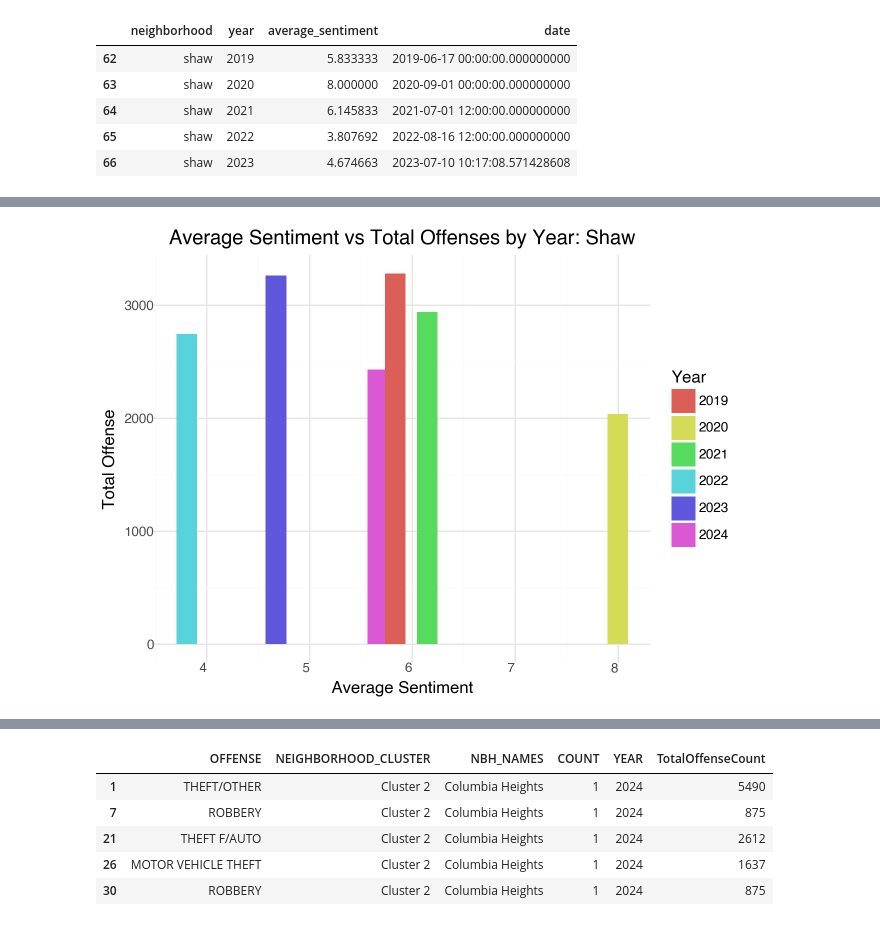
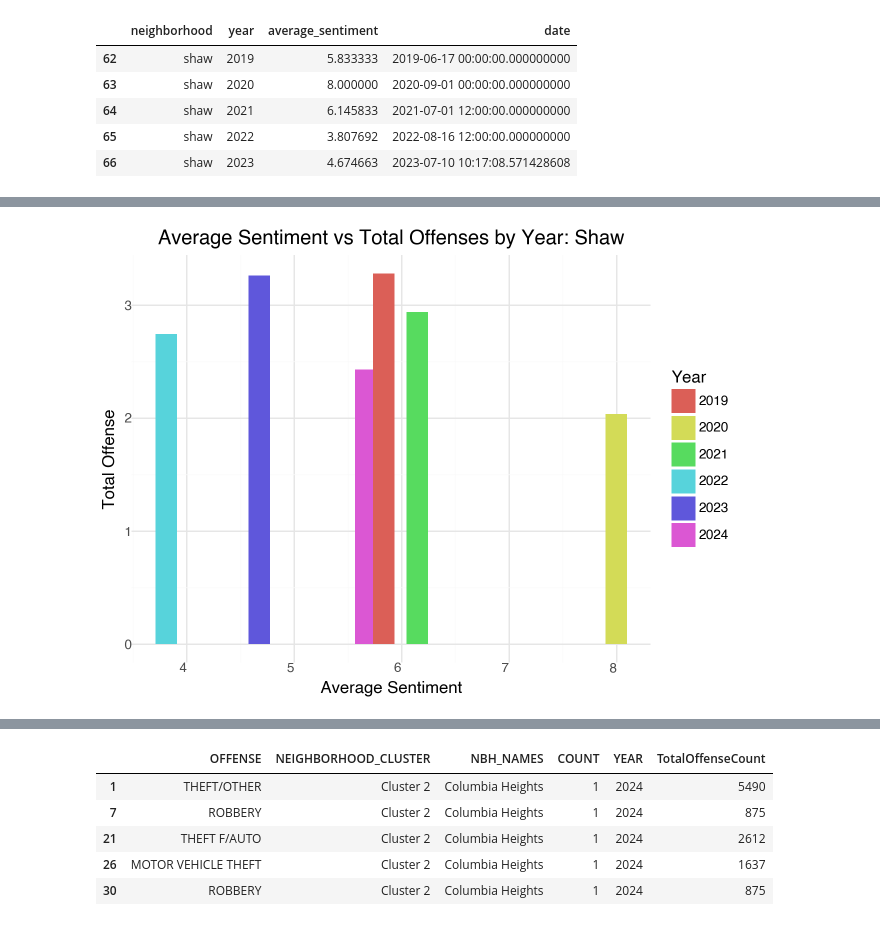
Before and after one commit to rebeccalwagner/PPOL_5203_FinalProject, a Jupyter notebook: files/visualizations/sentiment_actual_viz.ipynb, the cells around one changed output, grey strips where cells are left out. Drawn from its saved outputs; the diff is of its cells as text; code cells hidden in the pictures.

```diff
--- a/files/visualizations/sentiment_actual_viz.ipynb
+++ b/files/visualizations/sentiment_actual_viz.ipynb
@@ -99,17 +99,16 @@ merged_df['year'] = merged_df['year'].astype(str)
 # %%
 shaw_sentiment_plot = (ggplot(data=merged_df) +
     # Bar for Average Sentiment
-    geom_bar(aes(x="average_sentiment", fill = "year"),
-             stat="count",  width=0.20) +
+    geom_bar(aes(x="average_sentiment", fill = "year", y=after_stat('count / 1000')), stat='count', width=0.20) +
 
     # Theme and adjustments
     theme_minimal(base_size=12) +
     theme(axis_text_x=element_text(hjust=1)) +
 
     # Title and labels
     labs(x="Average Sentiment", y="Total Offense", title="Average Sentiment vs Total Offenses by Year: Shaw", fill="Year")
 )
 
 shaw_sentiment_plot
 # %% [output]
-[figure, old version]
+[figure, new version]
```
Also changed, not shown: parts of 2 cells of this notebook, 1 other file.
